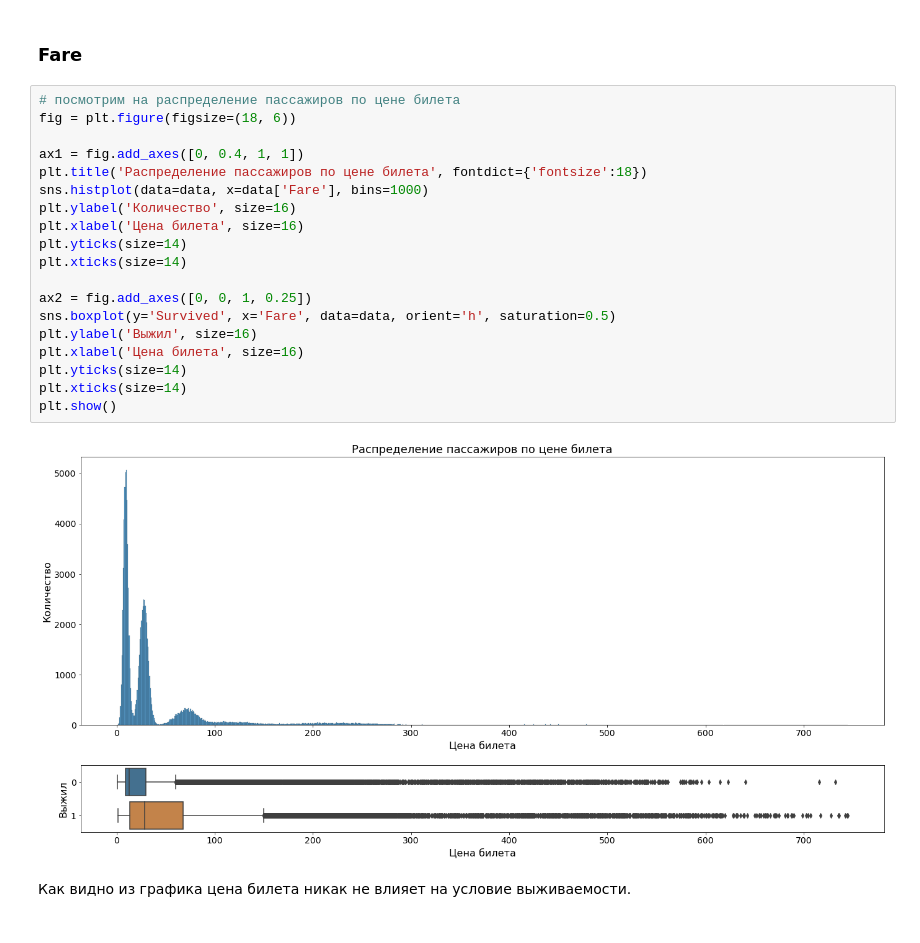
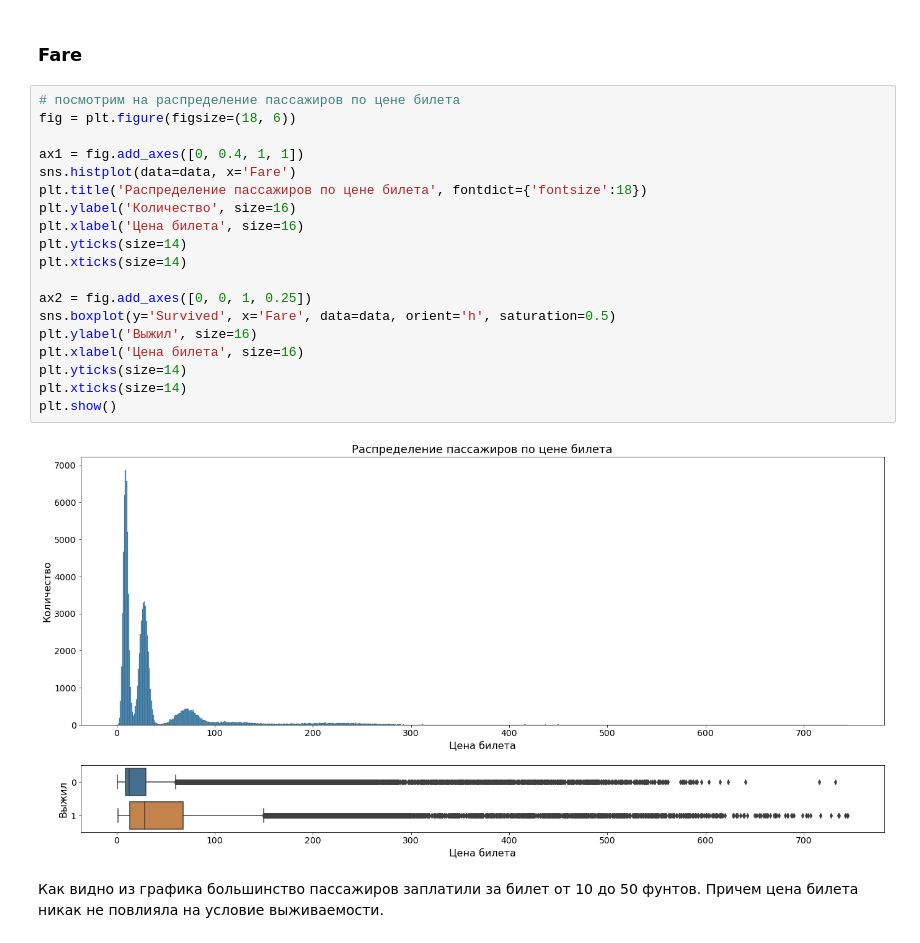
Before and after one commit to Alexandr-M-85/RS_School_ML_intro, a Jupyter notebook: eda.ipynb, the cells around one changed output. Drawn from its saved outputs; the diff is of its cells as text.

```diff
--- a/eda.ipynb
+++ b/eda.ipynb
@@ -252,23 +257,23 @@ plt.show()
 # %%
 # посмотрим на распределение пассажиров по цене билета
 fig = plt.figure(figsize=(18, 6))
 
 ax1 = fig.add_axes([0, 0.4, 1, 1])
+sns.histplot(data=data, x='Fare')
 plt.title('Распределение пассажиров по цене билета', fontdict={'fontsize':18})
-sns.histplot(data=data, x=data['Fare'], bins=1000)
 plt.ylabel('Количество', size=16)
 plt.xlabel('Цена билета', size=16)
 plt.yticks(size=14)
 plt.xticks(size=14)
 
 ax2 = fig.add_axes([0, 0, 1, 0.25])
 sns.boxplot(y='Survived', x='Fare', data=data, orient='h', saturation=0.5)
 plt.ylabel('Выжил', size=16)
 plt.xlabel('Цена билета', size=16)
 plt.yticks(size=14)
 plt.xticks(size=14)
 plt.show()
 # %% [output]
-[figure, old version]
+[figure, new version]
 # %% [markdown]
-Как видно из графика цена билета никак не влияет на условие выживаемости.
+Как видно из графика большинство пассажиров заплатили за билет от 10 до 50 фунтов. Причем цена билета никак не повлияла на условие выживаемости.
```
Also changed, not shown: parts of 10 cells of this notebook.
